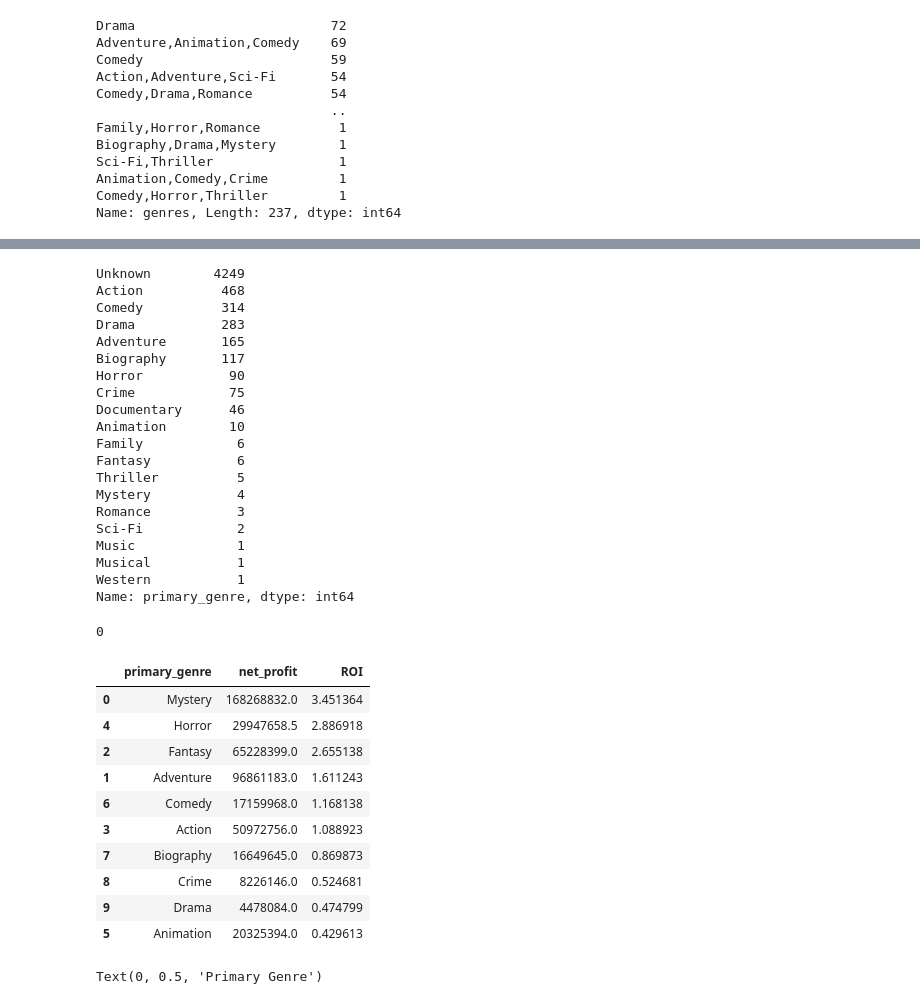
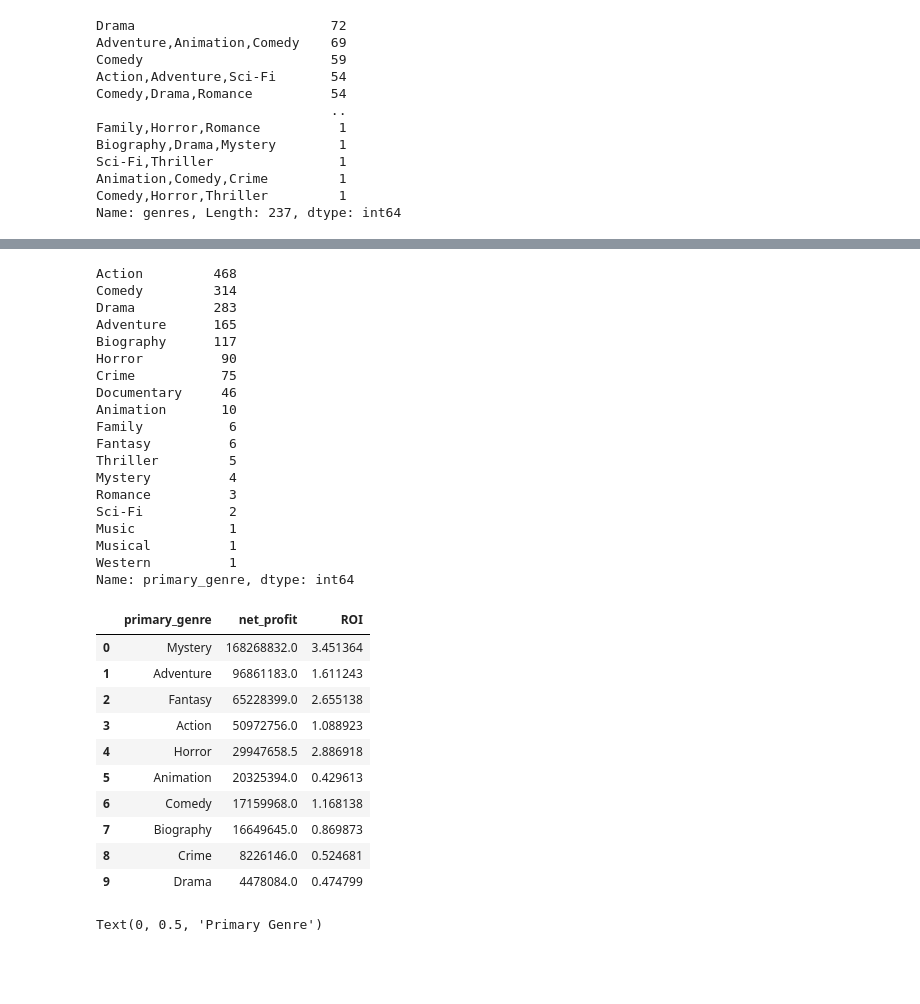
Before and after one commit to clivekinyanjui/DS-Phase_2-Group_3-Project, a Jupyter notebook: Notebook/index.ipynb, the cells around one changed output, grey strips where cells are left out. Drawn from its saved outputs; the diff is of its cells as text; code cells hidden in the pictures; blank space fills up the shorter version.

```diff
--- a/Notebook/index.ipynb
+++ b/Notebook/index.ipynb
@@ -307,3 +310,12 @@ imdb_ratings.sort_values('averagerating', ascending=False)
 | 54856 | tt1976600 | 1.0 | 436 |
 | 39248 | tt8654080 | 1.0 | 21 |
 73856 rows × 3 columns
+# %%
+imdb = pd.merge(
+    imdb_movies,
+    imdb_ratings,
+    left_on=['movie_id'],
+    right_on=['movie_id'],
+    how='left'
+)
+imdb
@@ -372,13 +399,13 @@ def clean_title(title):
         .strip()
     )
 # %%
-# merging and cleaning titles from datasets 1 & 2
+# clean titles, merge dfs from datasets 1 & 2
 budget_numbers_df_copy['clean_movie'] = budget_numbers_df_copy['movie'].apply(clean_title)
-imdb_movies['clean_title'] = imdb_movies['primary_title'].apply(clean_title)
+imdb['clean_title'] = imdb['primary_title'].apply(clean_title)
 
 movies_merged = pd.merge(
     budget_numbers_df_copy,
-    imdb_movies[['clean_title', 'start_year', 'genres']],
+    imdb,
     left_on=['clean_movie', 'release_year'],
     right_on=['clean_title', 'start_year'],
     how='left'
@@ -449,45 +466,41 @@ movies_merged
 # %%
-movies_merged['primary_genre'].value_counts()
+movies_with_genre['primary_genre'].value_counts()
 # %% [output]
-Unknown        4249
-Action          468
-Comedy          314
-Drama           283
-Adventure       165
-Biography       117
-Horror           90
-Crime            75
-Documentary      46
-Animation        10
-Family            6
-Fantasy           6
-Thriller          5
-Mystery           4
-Romance           3
-Sci-Fi            2
-Music             1
-Musical           1
-Western           1
+Action         468
+Comedy         314
+Drama          283
+Adventure      165
+Biography      117
+Horror          90
+Crime           75
+Documentary     46
+Animation       10
+Family           6
+Fantasy          6
+Thriller         5
+Mystery          4
+Romance          3
+Sci-Fi           2
+Music            1
+Musical          1
+Western          1
 Name: primary_genre, dtype: int64
-# %%
-movies_merged['primary_genre'].isnull().sum()
-# %% [output]
-0
 # %%
-top_genre_summary = top_genre_summary.reset_index().sort_values(by='ROI', ascending=False)
+top_genre_summary = top_genre_summary.reset_index()
+top_genre_summary.sort_values(by='ROI', ascending=False)
 top_genre_summary
 # %% [output]
 |  | primary_genre | net_profit | ROI |
 | 0 | Mystery | 168268832.0 | 3.451364 |
+| 1 | Adventure | 96861183.0 | 1.611243 |
+| 2 | Fantasy | 65228399.0 | 2.655138 |
+| 3 | Action | 50972756.0 | 1.088923 |
 | 4 | Horror | 29947658.5 | 2.886918 |
-| 2 | Fantasy | 65228399.0 | 2.655138 |
-| 1 | Adventure | 96861183.0 | 1.611243 |
+| 5 | Animation | 20325394.0 | 0.429613 |
 | 6 | Comedy | 17159968.0 | 1.168138 |
-| 3 | Action | 50972756.0 | 1.088923 |
 | 7 | Biography | 16649645.0 | 0.869873 |
 | 8 | Crime | 8226146.0 | 0.524681 |
 | 9 | Drama | 4478084.0 | 0.474799 |
-| 5 | Animation | 20325394.0 | 0.429613 |
 # %%
 
 plt.figure(figsize=(12,6))
```
Also changed, not shown: parts of 15 cells of this notebook.
